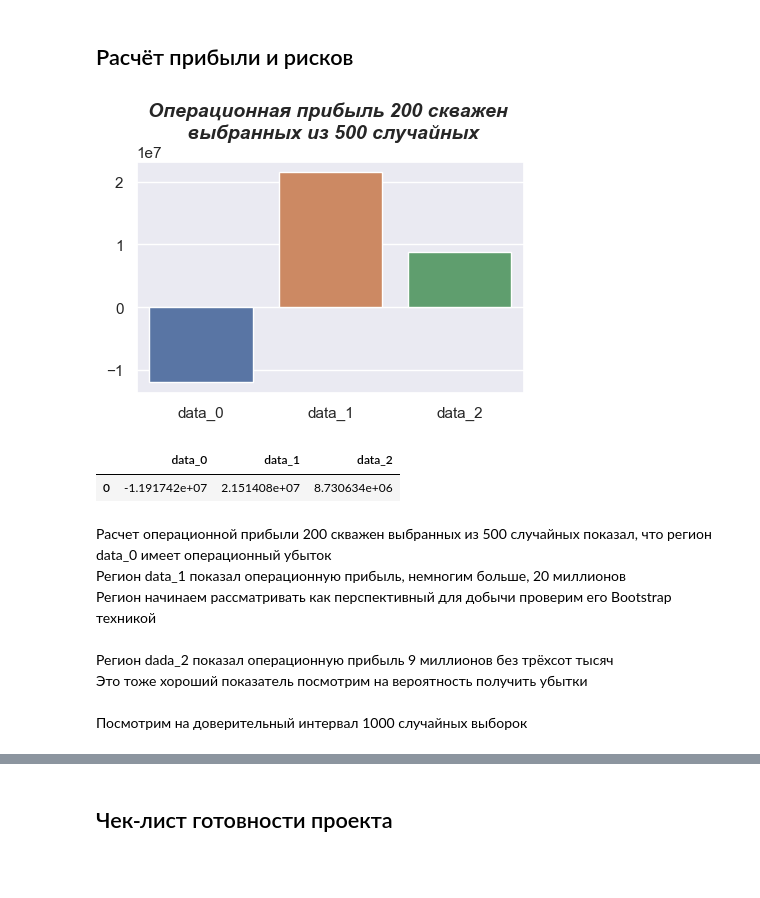
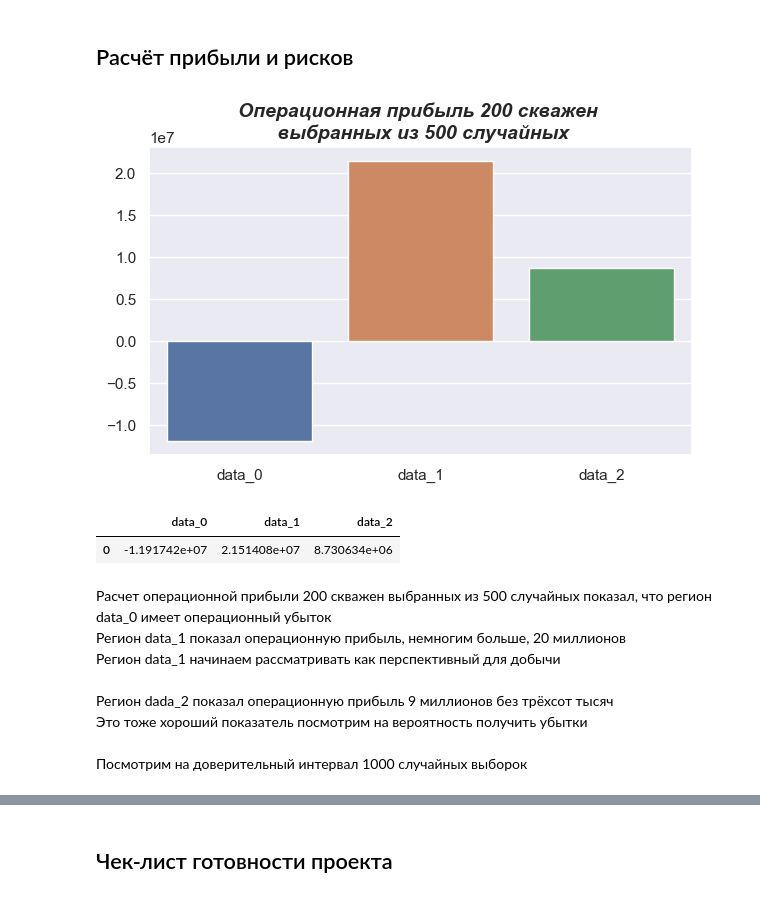
Before and after one commit to MaxMacClane/pythonScool, a Jupyter notebook: Practicum/Машинное обучение в бизнесе/615539ab-1fa1-4251-9ee1-c2375d3330eb.ipynb, the cells around one changed output, grey strips where cells are left out. Cells and saved outputs as stored; diff of their text form; code cells hidden in the pictures; blank space fills up the shorter version.

```diff
--- a/Practicum/Машинное обучение в бизнесе/615539ab-1fa1-4251-9ee1-c2375d3330eb.ipynb
+++ b/Practicum/Машинное обучение в бизнесе/615539ab-1fa1-4251-9ee1-c2375d3330eb.ipynb
@@ -307,7 +314,7 @@ print(f'Длина признаков X2_valid {len(X2_valid)}.', f'Длина
 Первым делом обучим модель стандартно <br>
 В последствии с подбором гиперпараметров и сравним результаты<br>
 # %%
-# создадим словарь со списками наших выборок с признаками и целевыми признаками
+# создадим словарь со спискам наших выборок с признаками и целевыми признаками
 sample_dict = {'data_0':[X0_features, X0_valid, y0_target, y0_valit],
                'data_1':[X1_features, X1_valid, y1_target, y1_valit],
                'data_2':[X2_features, X2_valid, y2_target, y2_valit], }
@@ -317,7 +324,7 @@ final_result = {'RMSE':[], 'average predicted':[], 'true average':[]}
 predict_list = []
 
 
-# функция для обучения моделей всех datasets, rmse and mean
+# функция обучения моделей всех datasets, rmse and mean
 def linear_model(data, final_result=final_result, predict_list=predict_list):
     model = LinearRegression().fit(data[0], data[2])
     predict = model.predict(data[1])
@@ -326,11 +333,10 @@ def linear_model(data, final_result=final_result, predict_list=predict_list):
     final_result['RMSE'].append(rmse)
     final_result['average predicted'].append(predict.mean())
     final_result['true average'].append(data[3].mean()['product'])
-    return predict_list
 
 
 for i in sample_dict:
-    predict_list = linear_model(sample_dict[i])
+    linear_model(sample_dict[i])
 
 final_result = pd.DataFrame(final_result, index=['data_0', 'data_1', 'data_2'])
 # %%
@@ -446,19 +453,19 @@ for index, keys in enumerate(sample_dict):
 exam_revenu_simple = pd.DataFrame(revenu_list, index=['data_0', 'data_1', 'data_2']).T
 # %%
 # посмотрим на графике выглядит
-fig = plt.figure(figsize=(5, 3))
+fig = plt.figure(figsize=(7, 4))
 (sns.barplot(exam_revenu_simple).set_title('Операционная прибыль 200 скважен \n выбранных из 500 случайных',
                                            dict(fontstyle='oblique', fontweight='bold', fontsize=14)));
 plt.show()
 exam_revenu_simple
 # %% [output]
-[figure, old version]
+[figure, new version]
 |  | data_0 | data_1 | data_2 |
 | 0 | -1.191742e+07 | 2.151408e+07 | 8.730634e+06 |
 # %% [markdown]
 Расчет операционной прибыли 200 скважен выбранных из 500 случайных показал, что регион data_0 имеет операционный убыток<br>
 Регион data_1 показал операционную прибыль, немногим больше, 20 миллионов<br>
-Регион начинаем рассматривать как перспективный для добычи проверим его Bootstrap техникой<br>
+Регион data_1 начинаем рассматривать как перспективный для добычи <br>
 <br>
 Регион dada_2 показал операционную прибыль 9 миллионов без трёхсот тысяч<br>
 Это тоже хороший показатель посмотрим на вероятность получить убытки <br>
```
Also changed, not shown: parts of 12 cells of this notebook.
